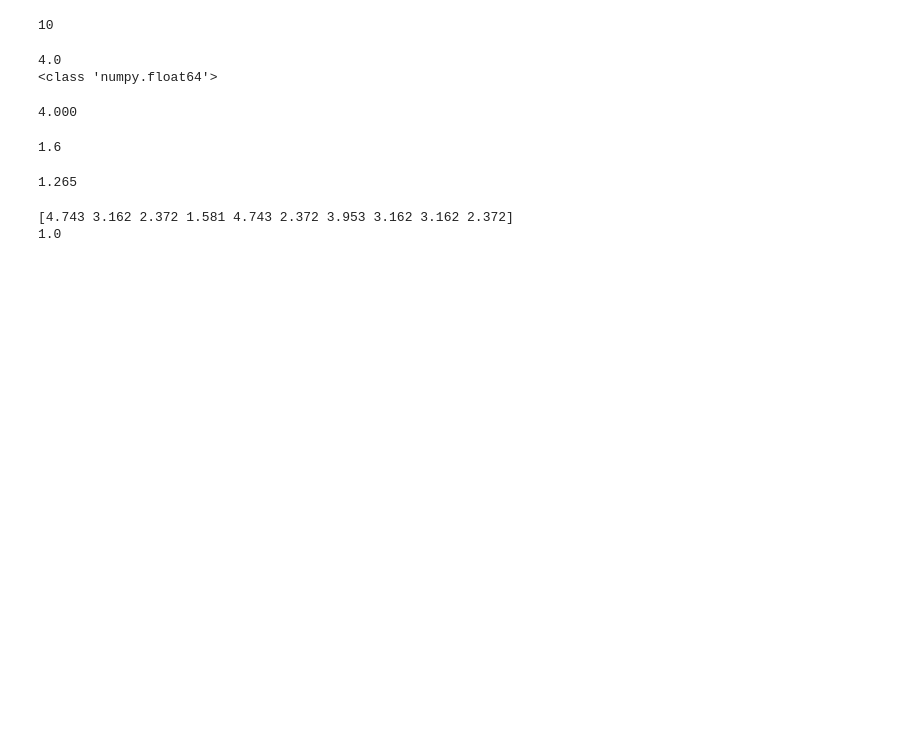
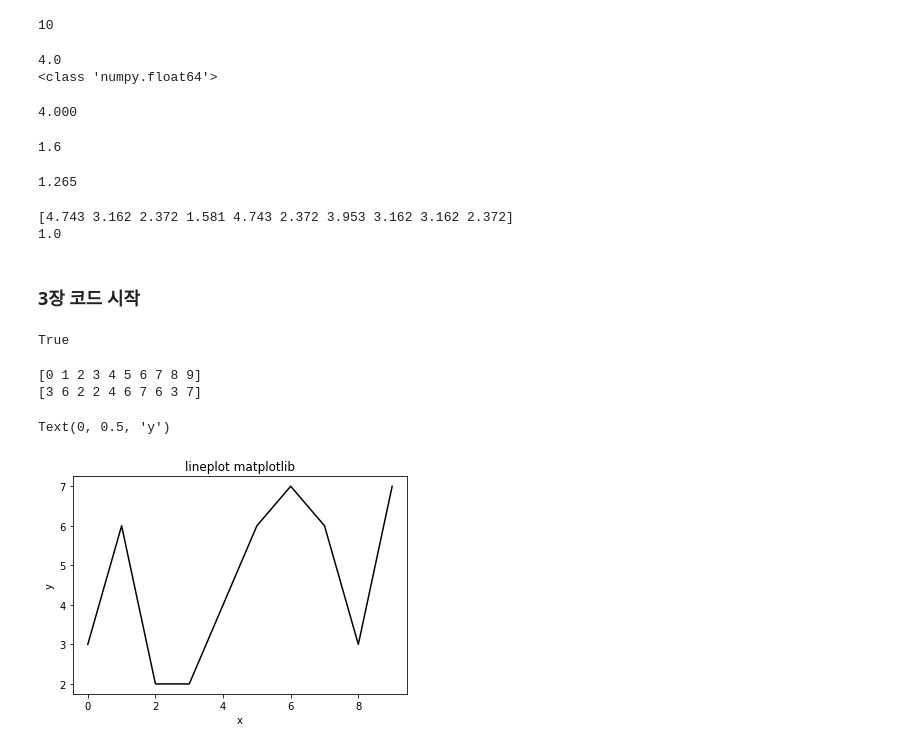
Before and after one commit to khm9888/projects, a Jupyter notebook: company_project/2022_marvrus/통계.ipynb, the cells around one changed output. Cells and saved outputs as stored; diff of their text form; code cells hidden in the pictures; blank space fills up the shorter version.

```diff
--- a/company_project/2022_marvrus/통계.ipynb
+++ b/company_project/2022_marvrus/통계.ipynb
@@ -52,3 +52,11 @@ print(np.std(fish_data/sd))
 # %% [output]
 [4.743 3.162 2.372 1.581 4.743 2.372 3.953 3.162 3.162 2.372]
 1.0
+# %% [markdown]
+### 3장 코드 시작
+# %%
+import torch
+torch.version
+print(torch.cuda.is_available())
+# %% [output]
+True
@@ -54,0 +73,16 @@ print(np.std(fish_data/sd))
+# %%
+x = np.arange(0,10)
+y = np.array(list(random.randrange(2,8) for _ in range(10)))
+print(x)
+print(y)
+# %% [output]
+[0 1 2 3 4 5 6 7 8 9]
+[3 6 2 2 4 6 7 6 3 7]
+# %%
+plt.plot(x,y,color = "black")
+plt.title("lineplot matplotlib")
+plt.xlabel("x")
+plt.ylabel("y")
+# %% [output]
+Text(0, 0.5, 'y')
+[figure, added]
```
Also changed, not shown: parts of 35 cells of this notebook, 3 other files.
